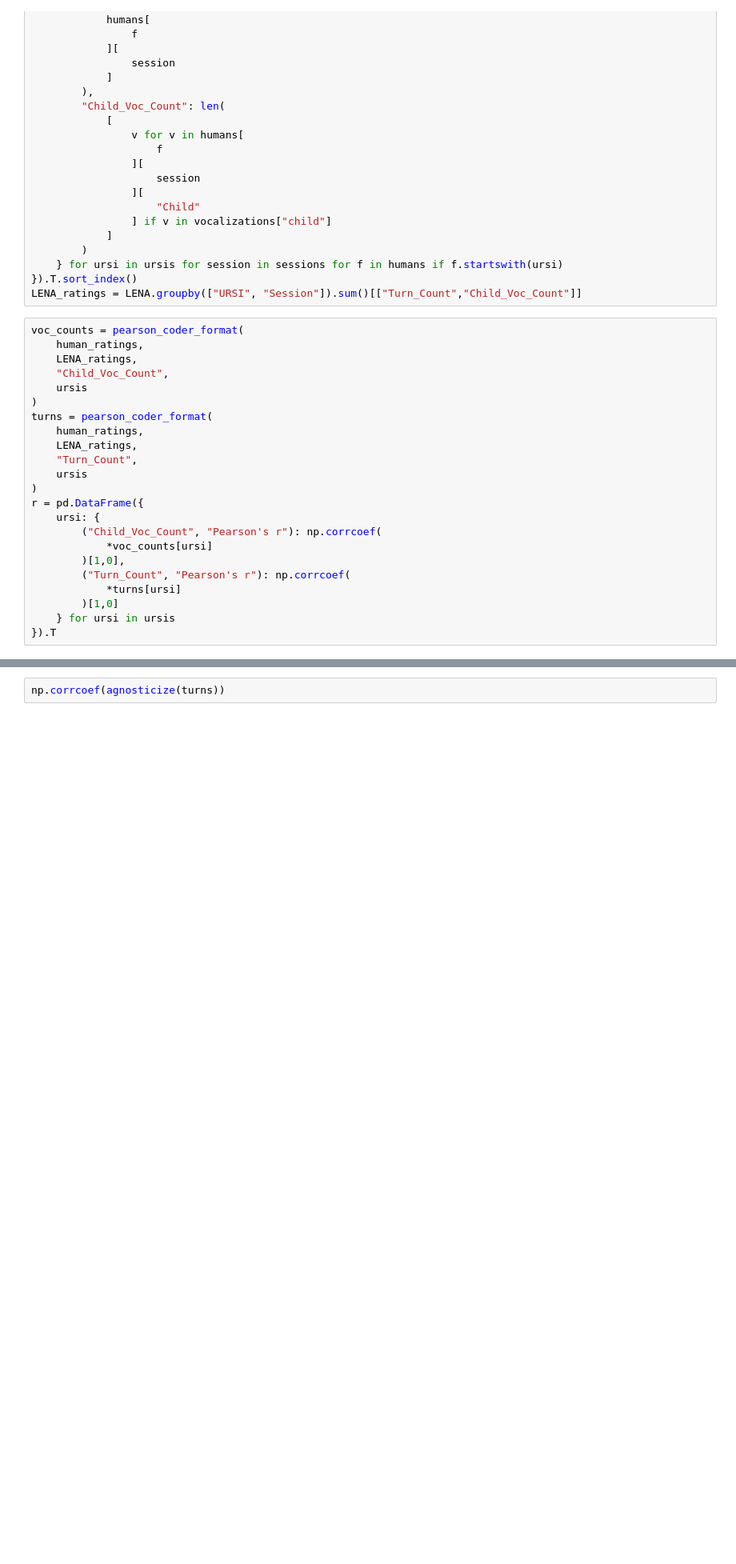
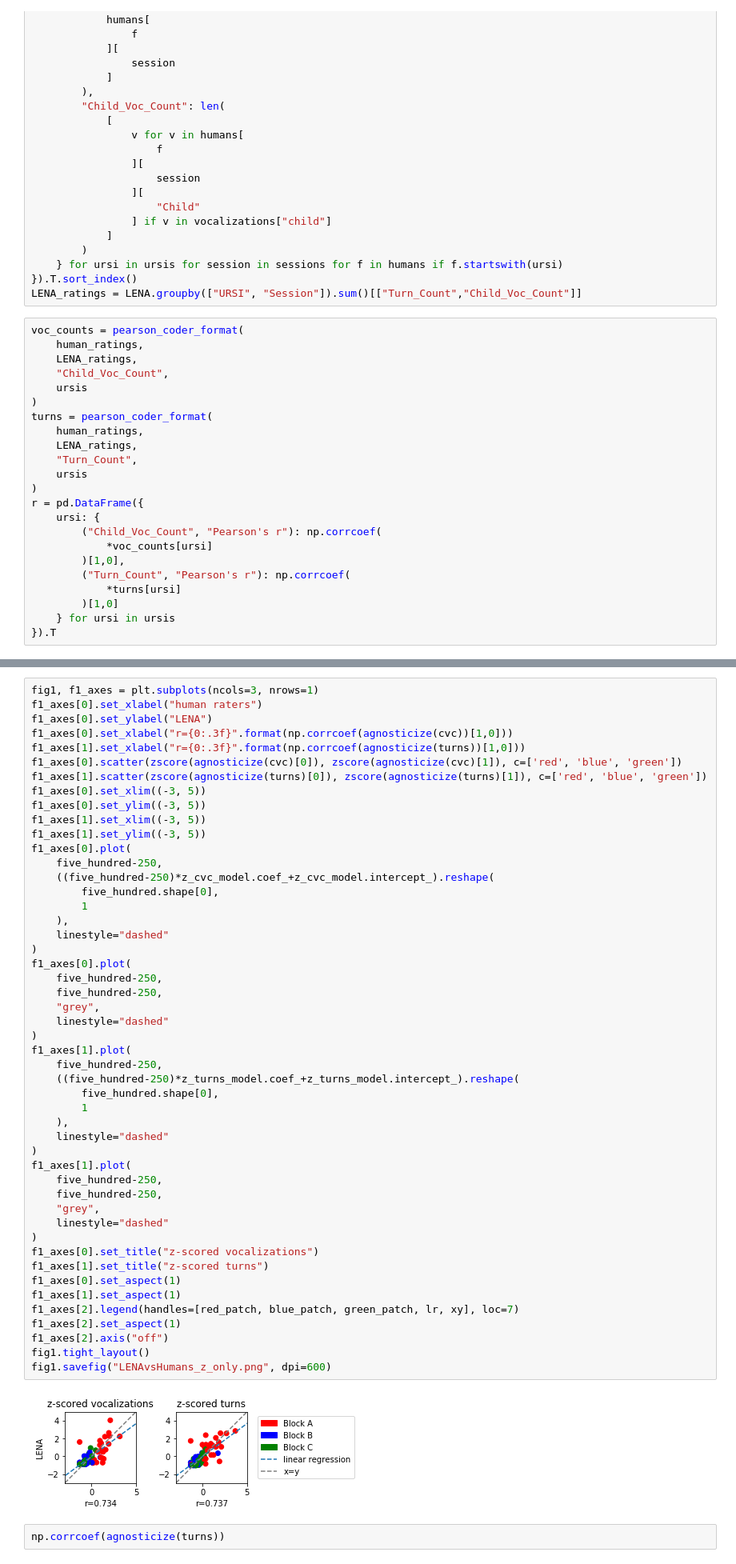
Before and after one commit to ChildMindInstitute/LENA-Brave-Buddies-Controlled-Play-Paradigm-analysis, a Jupyter notebook: CPP/LENA_vs_Human_Raters.ipynb, the cells around one changed output, grey strips where cells are left out. Shown at 80% size. Drawn from its saved outputs; the diff is of its cells as text; blank space fills up the shorter version.

Commit message:
:pencil: Z-Score Figs
Ref #8, #9

```diff
--- a/CPP/LENA_vs_Human_Raters.ipynb
+++ b/CPP/LENA_vs_Human_Raters.ipynb
@@ -435,3 +453,54 @@ fig1.savefig("lines.png", dpi=600)
+# %%
+fig1, f1_axes = plt.subplots(ncols=3, nrows=1)
+f1_axes[0].set_xlabel("human raters")
+f1_axes[0].set_ylabel("LENA")
+f1_axes[0].set_xlabel("r={0:.3f}".format(np.corrcoef(agnosticize(cvc))[1,0]))
+f1_axes[1].set_xlabel("r={0:.3f}".format(np.corrcoef(agnosticize(turns))[1,0]))
+f1_axes[0].scatter(zscore(agnosticize(cvc)[0]), zscore(agnosticize(cvc)[1]), c=['red', 'blue', 'green'])
+f1_axes[1].scatter(zscore(agnosticize(turns)[0]), zscore(agnosticize(turns)[1]), c=['red', 'blue', 'green'])
+f1_axes[0].set_xlim((-3, 5))
+f1_axes[0].set_ylim((-3, 5))
+f1_axes[1].set_xlim((-3, 5))
+f1_axes[1].set_ylim((-3, 5))
+f1_axes[0].plot(
+    five_hundred-250,
+    ((five_hundred-250)*z_cvc_model.coef_+z_cvc_model.intercept_).reshape(
+        five_hundred.shape[0],
+        1
+    ),
+    linestyle="dashed"
+)
+f1_axes[0].plot(
+    five_hundred-250,
+    five_hundred-250,
+    "grey",
+    linestyle="dashed"
+)
+f1_axes[1].plot(
+    five_hundred-250,
+    ((five_hundred-250)*z_turns_model.coef_+z_turns_model.intercept_).reshape(
+        five_hundred.shape[0],
+        1
+    ),
+    linestyle="dashed"
+)
+f1_axes[1].plot(
+    five_hundred-250,
+    five_hundred-250,
+    "grey",
+    linestyle="dashed"
+)
+f1_axes[0].set_title("z-scored vocalizations")
+f1_axes[1].set_title("z-scored turns")
+f1_axes[0].set_aspect(1)
+f1_axes[1].set_aspect(1)
+f1_axes[2].legend(handles=[red_patch, blue_patch, green_patch, lr, xy], loc=7)
+f1_axes[2].set_aspect(1)
+f1_axes[2].axis("off")
+fig1.tight_layout()
+fig1.savefig("LENAvsHumans_z_only.png", dpi=600)
+# %% [output]
+[figure, added]
 # %%
 np.corrcoef(agnosticize(turns))
 # %% [output]
```
Also changed, not shown: parts of 3 cells of this notebook, 2 other files.
